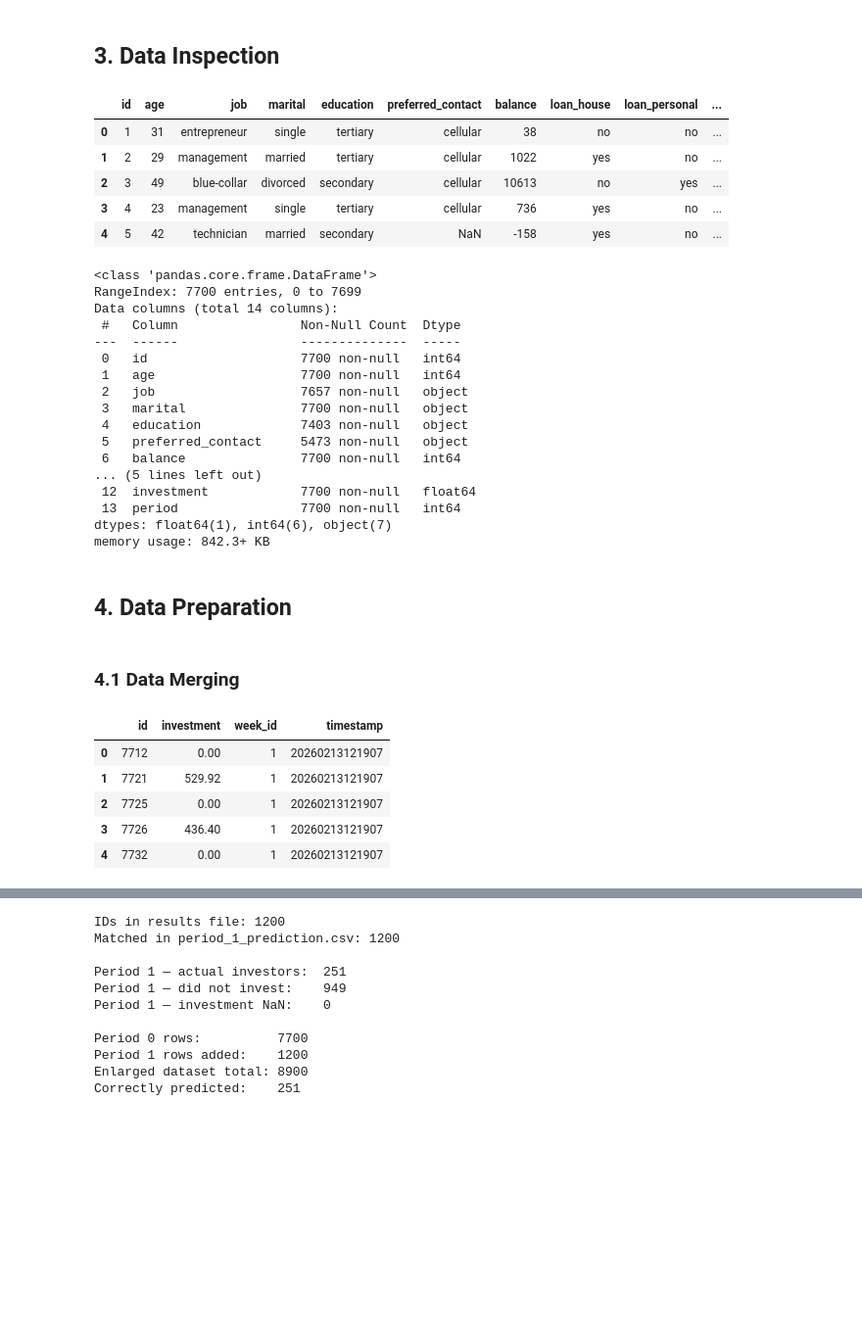
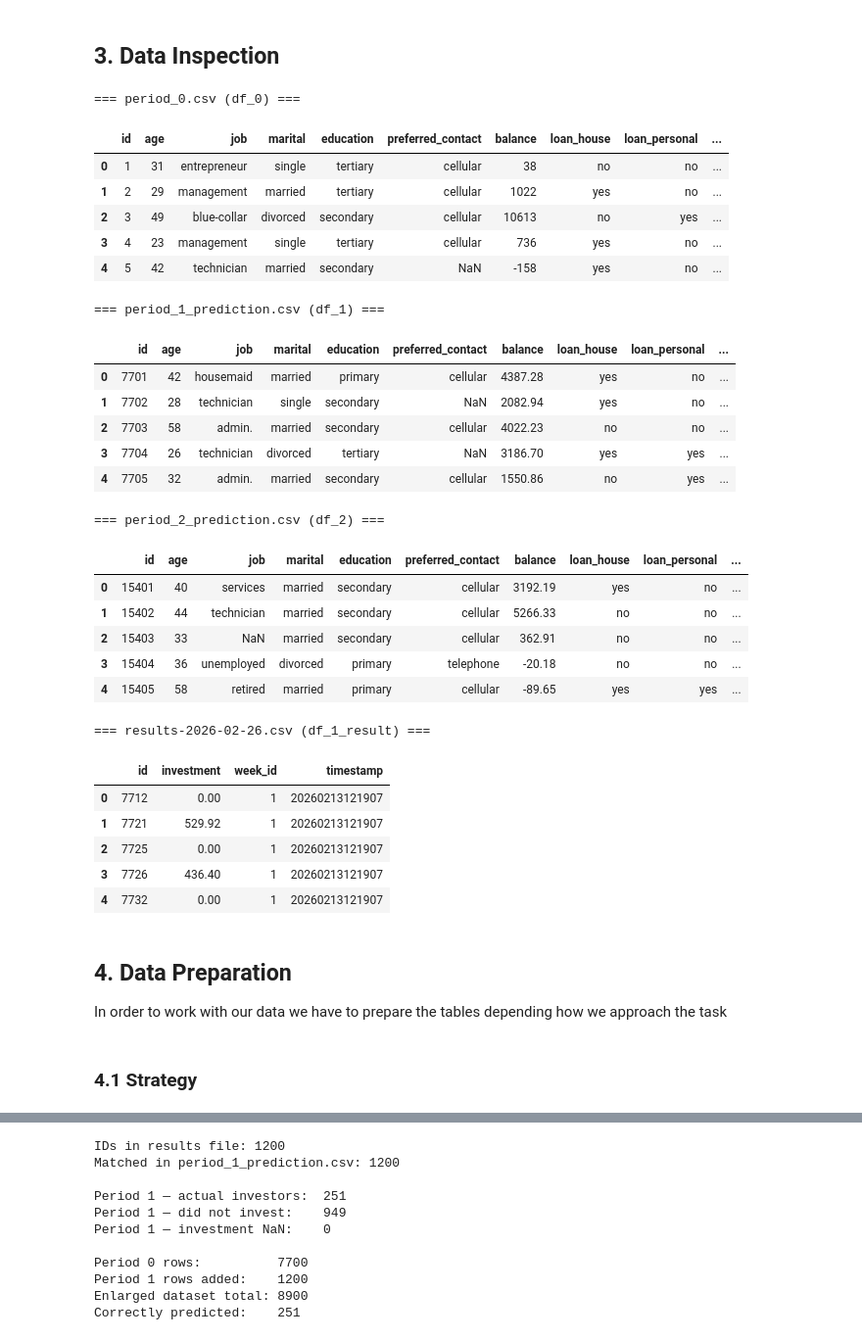
Before and after one commit to sguhring/Project_Catolica, a Jupyter notebook: Delivery_2.ipynb, the cells around one changed output, grey strips where cells are left out. Shown at 98% size. Drawn from its saved outputs; the diff is of its cells as text; code cells hidden in the pictures; blank space fills up the shorter version.

```diff
--- a/Delivery_2.ipynb
+++ b/Delivery_2.ipynb
@@ -49,45 +58,48 @@ Period 1 result (1200, 4)
 # %% [markdown]
 ## 3. Data Inspection
 # %%
-df_0.head()
+print("=== period_0.csv (df_0) ===")
+display(df_0.head())
+
+print("=== period_1_prediction.csv (df_1) ===")
+display(df_1.head())
+
+print("=== period_2_prediction.csv (df_2) ===")
+display(df_2.head())
+
+print("=== results-2026-02-26.csv (df_1_result) ===")
+display(df_1_result.head())
 # %% [output]
+=== period_0.csv (df_0) ===
 |  | id | age | job | marital | education | preferred_contact | balance | loan_house | loan_personal | ... |
 | 0 | 1 | 31 | entrepreneur | single | tertiary | cellular | 38 | no | no | ... |
 | 1 | 2 | 29 | management | married | tertiary | cellular | 1022 | yes | no | ... |
 | 2 | 3 | 49 | blue-collar | divorced | secondary | cellular | 10613 | no | yes | ... |
 | 3 | 4 | 23 | management | single | tertiary | cellular | 736 | yes | no | ... |
 | 4 | 5 | 42 | technician | married | secondary | NaN | -158 | yes | no | ... |
+=== period_1_prediction.csv (df_1) ===
+|  | id | age | job | marital | education | preferred_contact | balance | loan_house | loan_personal | ... |
+| 0 | 7701 | 42 | housemaid | married | primary | cellular | 4387.28 | yes | no | ... |
+| 1 | 7702 | 28 | technician | single | secondary | NaN | 2082.94 | yes | no | ... |
+| 2 | 7703 | 58 | admin. | married | secondary | cellular | 4022.23 | no | no | ... |
+| 3 | 7704 | 26 | technician | divorced | tertiary | NaN | 3186.70 | yes | yes | ... |
+| 4 | 7705 | 32 | admin. | married | secondary | cellular | 1550.86 | no | yes | ... |
+=== period_2_prediction.csv (df_2) ===
+|  | id | age | job | marital | education | preferred_contact | balance | loan_house | loan_personal | ... |
+| 0 | 15401 | 40 | services | married | secondary | cellular | 3192.19 | yes | no | ... |
+| 1 | 15402 | 44 | technician | married | secondary | cellular | 5266.33 | no | no | ... |
+| 2 | 15403 | 33 | NaN | married | secondary | cellular | 362.91 | no | no | ... |
+| 3 | 15404 | 36 | unemployed | divorced | primary | telephone | -20.18 | no | no | ... |
+| 4 | 15405 | 58 | retired | married | primary | cellular | -89.65 | yes | yes | ... |
+=== results-2026-02-26.csv (df_1_result) ===
+|  | id | investment | week_id | timestamp |
+| 0 | 7712 | 0.00 | 1 | 20260213121907 |
+| 1 | 7721 | 529.92 | 1 | 20260213121907 |
+| 2 | 7725 | 0.00 | 1 | 20260213121907 |
+| 3 | 7726 | 436.40 | 1 | 20260213121907 |
+| 4 | 7732 | 0.00 | 1 | 20260213121907 |
-# %%
-df_0.info()
-# %% [output]
-<class 'pandas.core.frame.DataFrame'>
-RangeIndex: 7700 entries, 0 to 7699
-Data columns (total 14 columns):
- #   Column                Non-Null Count  Dtype
----  ------                --------------  -----
- 0   id                    7700 non-null   int64
- 1   age                   7700 non-null   int64
- 2   job                   7657 non-null   object
- 3   marital               7700 non-null   object
- 4   education             7403 non-null   object
- 5   preferred_contact     5473 non-null   object
- 6   balance               7700 non-null   int64
-... (5 lines left out)
- 12  investment            7700 non-null   float64
- 13  period                7700 non-null   int64
-dtypes: float64(1), int64(6), object(7)
-memory usage: 842.3+ KB
 # %% [markdown]
 ## 4. Data Preparation
+In order to work with our data we have to prepare the tables depending how we approach the task
-# %% [markdown]
-### 4.1 Data Merging
-# %%
-#show head of results-2026-02-26.csv
-df_1_result.head()
-# %% [output]
-|  | id | investment | week_id | timestamp |
-| 0 | 7712 | 0.00 | 1 | 20260213121907 |
-| 1 | 7721 | 529.92 | 1 | 20260213121907 |
-| 2 | 7725 | 0.00 | 1 | 20260213121907 |
-| 3 | 7726 | 436.40 | 1 | 20260213121907 |
-| 4 | 7732 | 0.00 | 1 | 20260213121907 |
+# %% [markdown]
+### 4.1 Strategy
```
Also changed, not shown: parts of 45 cells of this notebook.
